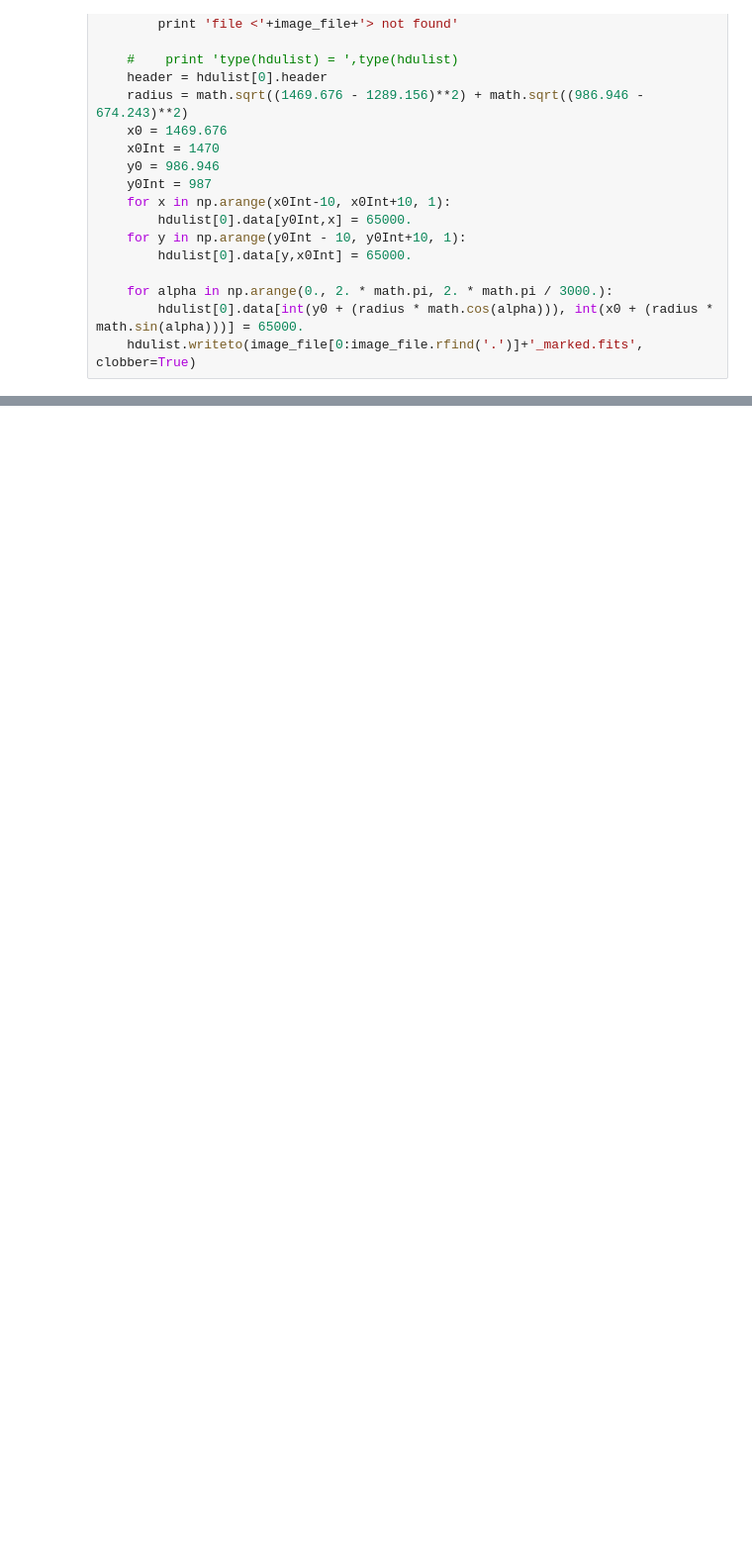
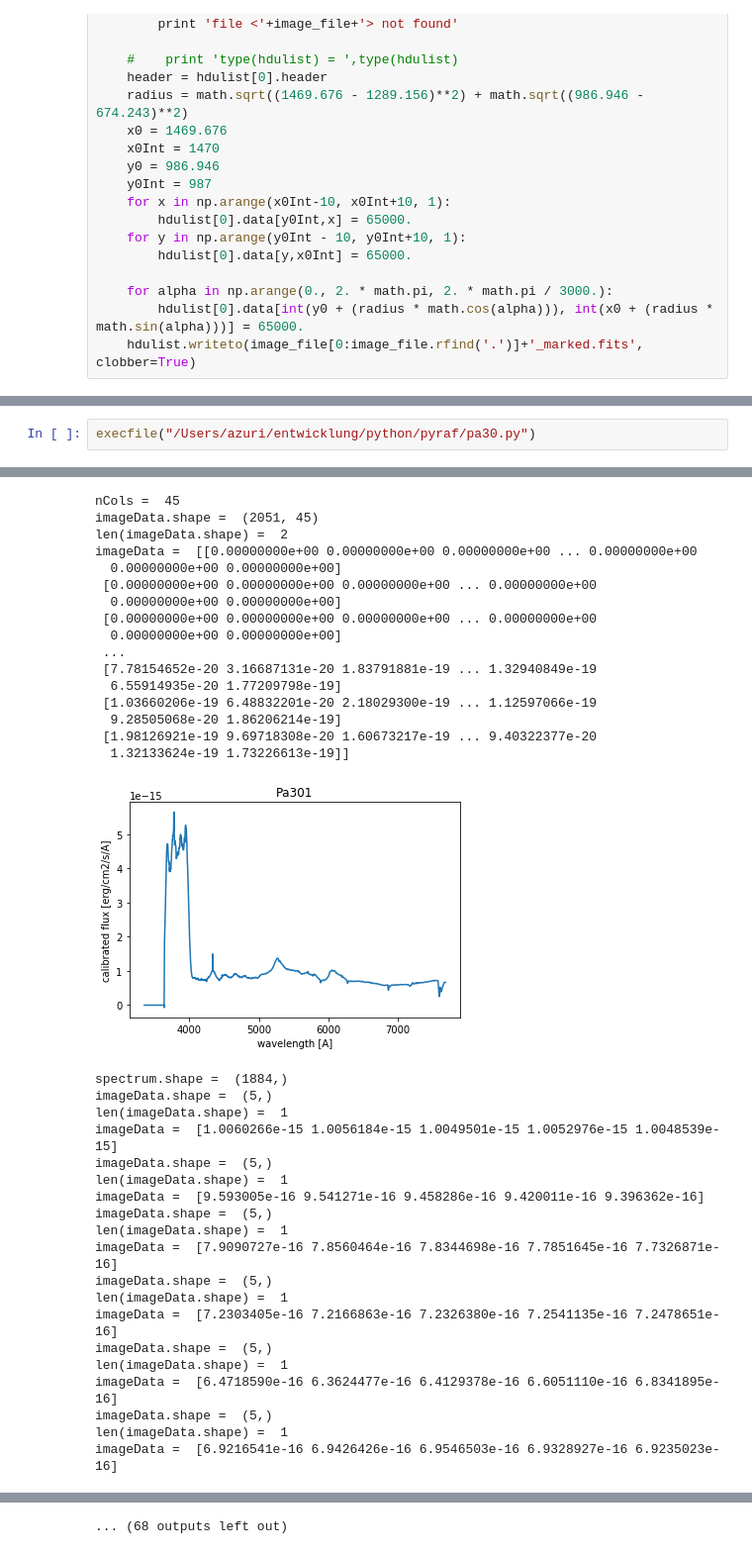
Before and after one commit to ziggyman/python, a Jupyter notebook: pyraf/OSIRIS_extract_nebulae1.ipynb, the cells around one changed output, grey strips where cells are left out. Shown at 99% size. Drawn from its saved outputs; the diff is of its cells as text; blank space fills up the shorter version.

```diff
--- a/pyraf/OSIRIS_extract_nebulae1.ipynb
+++ b/pyraf/OSIRIS_extract_nebulae1.ipynb
@@ -1504,0 +1492,3 @@ for image_file in ['/Users/azuri/temp/gtc_object_wcs.fits', '/Users/azuri/temp/g
+# %%
+execfile("/Users/azuri/entwicklung/python/pyraf/pa30.py")
+# %% [output]
@@ -1504,0 +1513,36 @@ for image_file in ['/Users/azuri/temp/gtc_object_wcs.fits', '/Users/azuri/temp/g
+nCols =  45
+imageData.shape =  (2051, 45)
+len(imageData.shape) =  2
+imageData =  [[0.00000000e+00 0.00000000e+00 0.00000000e+00 ... 0.00000000e+00
+  0.00000000e+00 0.00000000e+00]
+ [0.00000000e+00 0.00000000e+00 0.00000000e+00 ... 0.00000000e+00
+  0.00000000e+00 0.00000000e+00]
+ [0.00000000e+00 0.00000000e+00 0.00000000e+00 ... 0.00000000e+00
+  0.00000000e+00 0.00000000e+00]
+ ...
+ [7.78154652e-20 3.16687131e-20 1.83791881e-19 ... 1.32940849e-19
+  6.55914935e-20 1.77209798e-19]
+ [1.03660206e-19 6.48832201e-20 2.18029300e-19 ... 1.12597066e-19
+  9.28505068e-20 1.86206214e-19]
+ [1.98126921e-19 9.69718308e-20 1.60673217e-19 ... 9.40322377e-20
+  1.32133624e-19 1.73226613e-19]]
+[figure, added]
+spectrum.shape =  (1884,)
+imageData.shape =  (5,)
+len(imageData.shape) =  1
+imageData =  [1.0060266e-15 1.0056184e-15 1.0049501e-15 1.0052976e-15 1.0048539e-15]
+imageData.shape =  (5,)
+len(imageData.shape) =  1
+imageData =  [9.593005e-16 9.541271e-16 9.458286e-16 9.420011e-16 9.396362e-16]
+imageData.shape =  (5,)
+len(imageData.shape) =  1
+imageData =  [7.9090727e-16 7.8560464e-16 7.8344698e-16 7.7851645e-16 7.7326871e-16]
+imageData.shape =  (5,)
+len(imageData.shape) =  1
+imageData =  [7.2303405e-16 7.2166863e-16 7.2326380e-16 7.2541135e-16 7.2478651e-16]
+imageData.shape =  (5,)
+len(imageData.shape) =  1
+imageData =  [6.4718590e-16 6.3624477e-16 6.4129378e-16 6.6051110e-16 6.8341895e-16]
+imageData.shape =  (5,)
+len(imageData.shape) =  1
+imageData =  [6.9216541e-16 6.9426426e-16 6.9546503e-16 6.9328927e-16 6.9235023e-16]
@@ -1504,0 +1602 @@ for image_file in ['/Users/azuri/temp/gtc_object_wcs.fits', '/Users/azuri/temp/g
+... (68 outputs left out)
```
Also changed, not shown: parts of 8 cells of this notebook, 9 other files.
